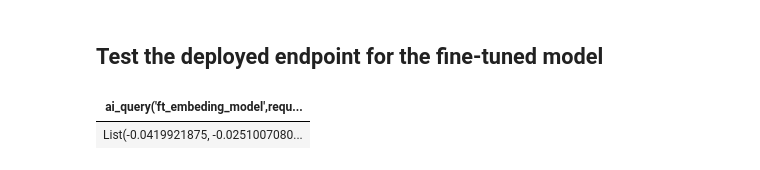
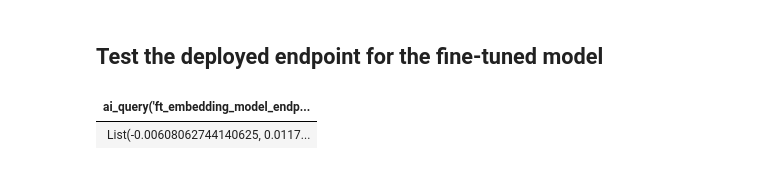
Before and after one commit to msc2020/databricks-studies, a Jupyter notebook: Fine-tuning Embeddings and Advanced Retrieval/fine_tuning.ipynb, the cells around one changed output. Cells and saved outputs as stored; diff of their text form; code cells hidden in the pictures.

```diff
--- a/Fine-tuning Embeddings and Advanced Retrieval/fine_tuning.ipynb
+++ b/Fine-tuning Embeddings and Advanced Retrieval/fine_tuning.ipynb
@@ -461,9 +443,10 @@ ft_embeding_model
 ## Test the deployed endpoint for the fine-tuned model
 # %%
 %sql
-SELECT ai_query('ft_embeding_model',
-  request => '{"inputs": ["Hello World!"]}'
+SELECT ai_query(
+  'ft_embedding_model_endpoint',
+  'Hello World!'
 )
 # %% [output]
-| ai_query('ft_embeding_model',requ... |
-| List(-0.0419921875, -0.0251007080... |
+| ai_query('ft_embedding_model_endp... |
+| List(-0.00608062744140625, 0.0117... |
```
Also changed, not shown: parts of 18 cells of this notebook, 5 other files.
